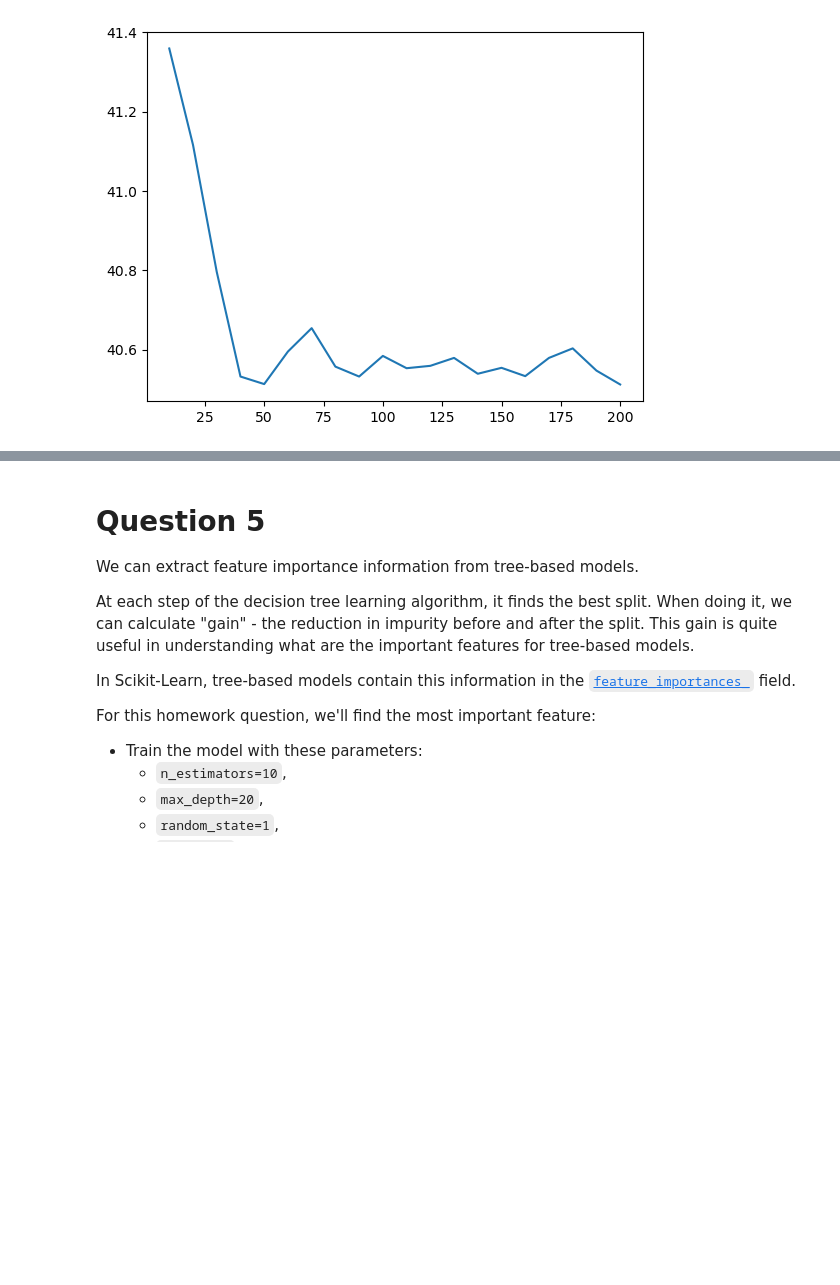
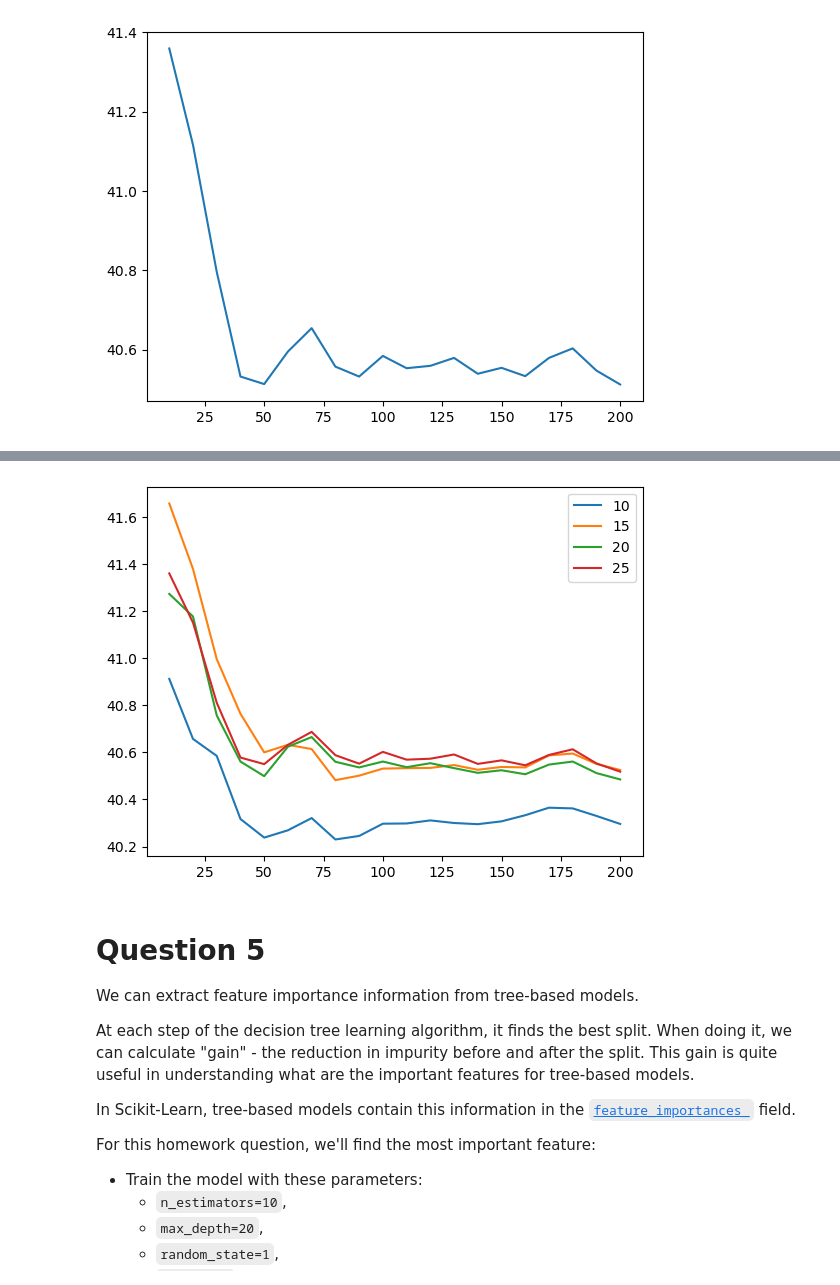
Before and after one commit to Priyanka-Bankar/machine-learning--zoomcamp, a Jupyter notebook: Homework6.ipynb, the cells around one changed output, grey strips where cells are left out. Drawn from its saved outputs; the diff is of its cells as text; code cells hidden in the pictures; blank space fills up the shorter version.

```diff
--- a/Homework6.ipynb
+++ b/Homework6.ipynb
@@ -190,9 +191,9 @@ rf.fit(X_train,y_train)
 # %% [output]
 RandomForestRegressor(n_estimators=10, n_jobs=-1, random_state=1)
 # %%
-from math import sqrt
+
 y_pred = rf.predict(X_val)
-rmse = sqrt(mean_squared_error(y_val,y_pred))
+rmse = np.sqrt(mean_squared_error(y_val,y_pred))
 rmse
 # %% [output]
 41.35948718250747
@@ -220,7 +221,7 @@ for n in range(10,201,10):
     rf.fit(X_train,y_train)
 
     y_pred = rf.predict(X_val)
-    rmse = sqrt(mean_squared_error(y_val,y_pred))
+    rmse = np.sqrt(mean_squared_error(y_val,y_pred))
 
     scores.append((n,rmse))
 
@@ -267,3 +268,21 @@ What's the best `max_depth`, using the mean RMSE?
 * 15
 * 20
 * 25
+# %%
+scores = []
+
+for d in [10, 15,20, 25]:
+    for n in range(10,201,10):
+        rf = RandomForestRegressor(n_estimators= n,max_depth=d,random_state =1,n_jobs=-1)
+
+        rf.fit(X_train,y_train)
+
+        y_pred = rf.predict(X_val)
+
+        rmse = np.sqrt(mean_squared_error(y_val,y_pred))
+
+        scores.append((d,n,rmse))
+
+columns = ['max_depth','n_estimators','rmse']
+df_scores = pd.DataFrame(scores,columns = columns)
+df_scores.head()
@@ -270,3 +296,13 @@ What's the best `max_depth`, using the mean RMSE?
+# %%
+for d in [10,15,20,25]:
+    df_subset = df_scores[df_scores.max_depth == d]
+    plt.plot(df_subset.n_estimators,df_subset.rmse.round(3), label = d)
+
+
+plt.legend()
+plt.show()
+# %% [output]
+[figure, added]
 # %% [markdown]
 # Question 5
 
```
Also changed, not shown: parts of 6 cells of this notebook.
